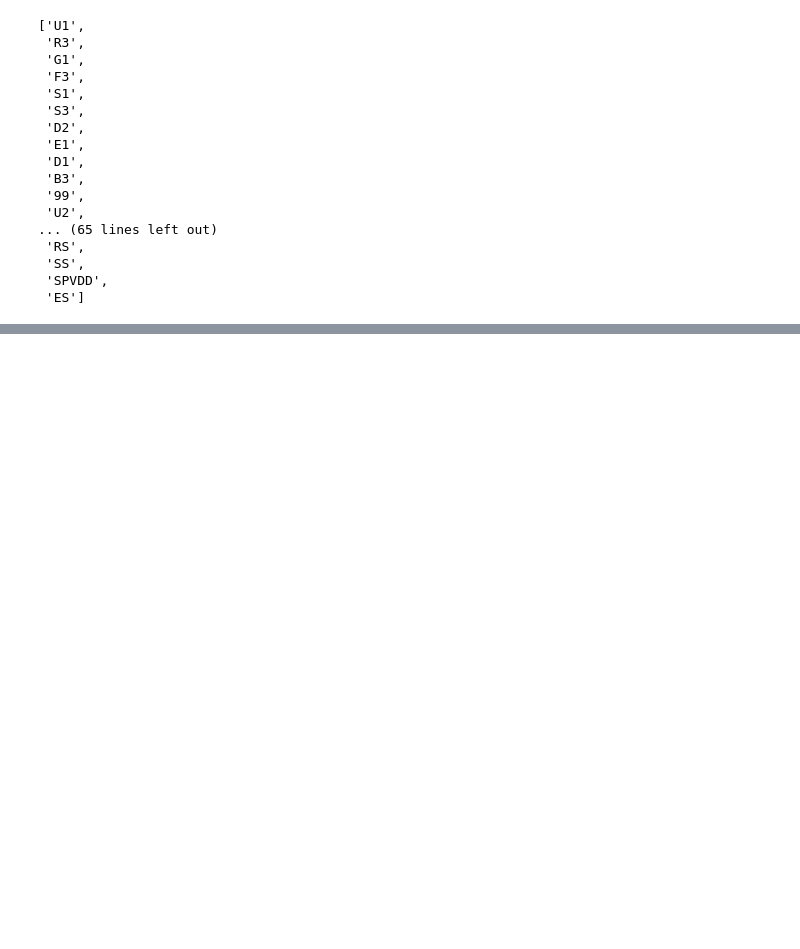
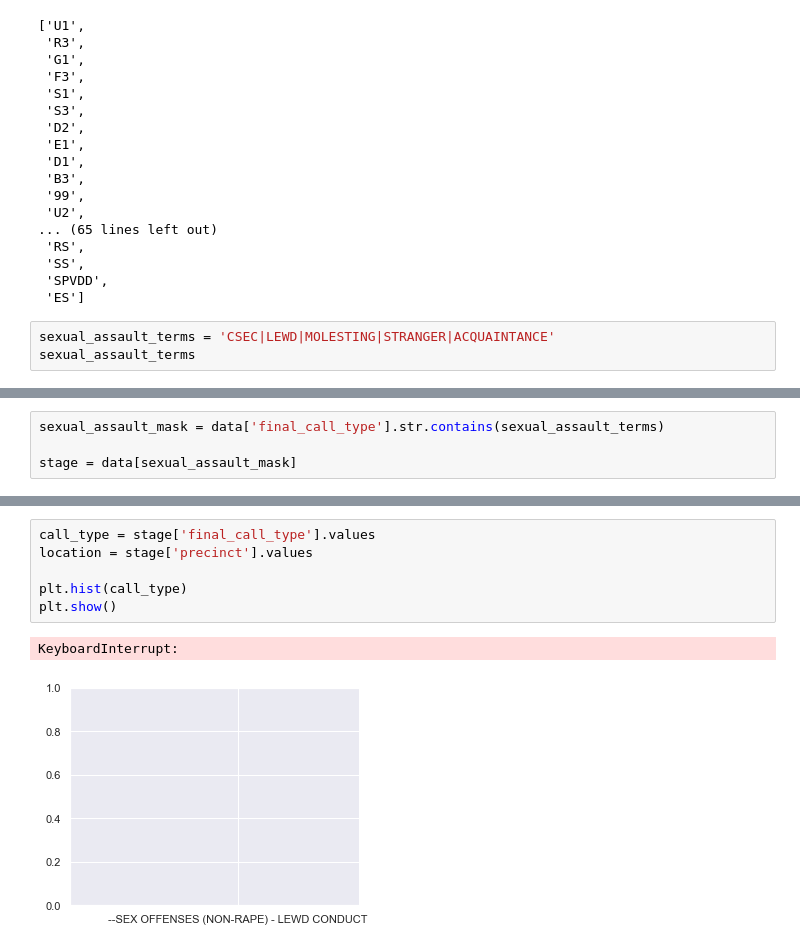
Before and after one commit to teacupwoozy/spd_notebook_archive, a Jupyter notebook: spd_notebook/2010-2018_sexcrimes_violentcrimes.ipynb, the cells around one changed output, grey strips where cells are left out. Saved outputs shown, nothing was run; the diff lists cells and outputs as text; blank space fills up the shorter version.

Commit message:
Add sexual_assault mask

```diff
--- a/spd_notebook/2010-2018_sexcrimes_violentcrimes.ipynb
+++ b/spd_notebook/2010-2018_sexcrimes_violentcrimes.ipynb
@@ -137,3 +137,6 @@ beat
  'SS',
  'SPVDD',
  'ES']
+# %%
+sexual_assault_terms = 'CSEC|LEWD|MOLESTING|STRANGER|ACQUAINTANCE'
+sexual_assault_terms
@@ -139,0 +145,4 @@ beat
+# %%
+sexual_assault_mask = data['final_call_type'].str.contains(sexual_assault_terms)
+
+stage = data[sexual_assault_mask]
@@ -139,0 +158,9 @@ beat
+# %%
+call_type = stage['final_call_type'].values
+location = stage['precinct'].values
+
+plt.hist(call_type)
+plt.show()
+# %% [output]
+KeyboardInterrupt:
+[figure, added]
```
Also changed, not shown: parts of 2 cells of this notebook.
